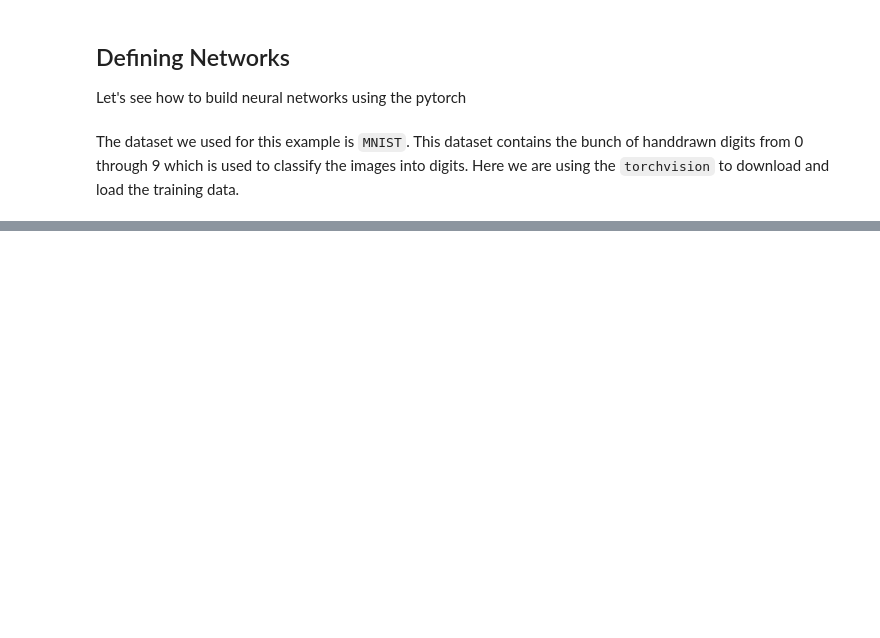
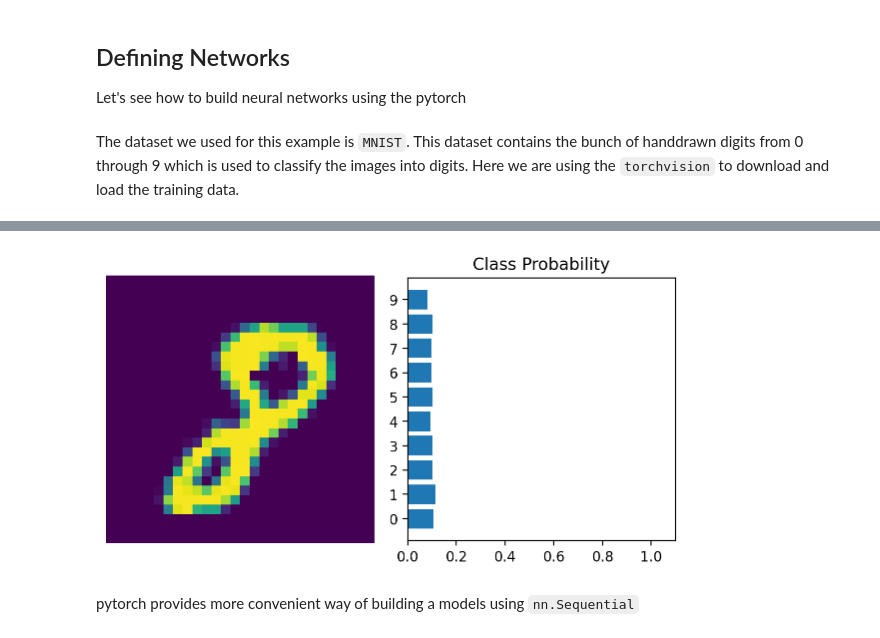
Before and after one commit to iamchenchu/Computer-Vision, a Jupyter notebook: 05_CNN_Layers/01C_Deep_Learning_with_Pytorch.ipynb, the cells around one changed output, grey strips where cells are left out. Cells and saved outputs as stored; diff of their text form; code cells hidden in the pictures; blank space fills up the shorter version.

```diff
--- a/05_CNN_Layers/01C_Deep_Learning_with_Pytorch.ipynb
+++ b/05_CNN_Layers/01C_Deep_Learning_with_Pytorch.ipynb
@@ -192,0 +230,27 @@ transform = transforms.Compose([transforms.ToTensor(),
+# %%
+import torch
+import torch.nn as nn
+import torch.nn.functional as F
+
+class Network(nn.Module):
+    def __init__(self):
+        super().__init__()  # Initialize the parent class (nn.Module)
+
+        # Define the fully connected layers
+        self.fc1 = nn.Linear(784, 128)  # Input size: 784 (28x28 image flattened), Output: 128 neurons
+        self.fc2 = nn.Linear(128, 64)   # Input: 128, Output: 64 neurons
+        self.fc3 = nn.Linear(64, 10)    # Input: 64, Output: 10 neurons (for 10 classes)
+
+    # Forward pass
+    def forward(self, x):
+        x = self.fc1(x)           # Pass through first fully connected layer
+        x = F.relu(x)             # Apply ReLU activation function
+        x = self.fc2(x)           # Pass through second fully connected layer
+        x = F.relu(x)             # Apply ReLU activation function
+        x = self.fc3(x)           # Pass through third fully connected layer
+        x = F.softmax(x, dim=1)   # Apply softmax to output (across the class dimension)
+        return x
+
+# Instantiate the model
+model = Network()
+print(model)
@@ -192,0 +286,15 @@ transform = transforms.Compose([transforms.ToTensor(),
+# %%
+images, labels = next(iter(trainloader))
+# This loads a batch of images and their corresponding labels from the trainloader. The images are in the shape [64, 1, 28, 28], representing a batch of 64 images,
+# each 28x28 pixels in size, and with 1 color channel (grayscale).
+
+images.resize_(64, 1, 784)
+images.resize_(images.shape[0], 1, 784)
+
+ps = model.forward(images[0])
+
+helper.view_classify(images[0].view(1, 28, 28), ps)
+# %% [output]
+[figure, added]
+# %% [markdown]
+pytorch provides more convenient way of building a models using `nn.Sequential`
```
Also changed, not shown: parts of 30 cells of this notebook, 12 other files.
